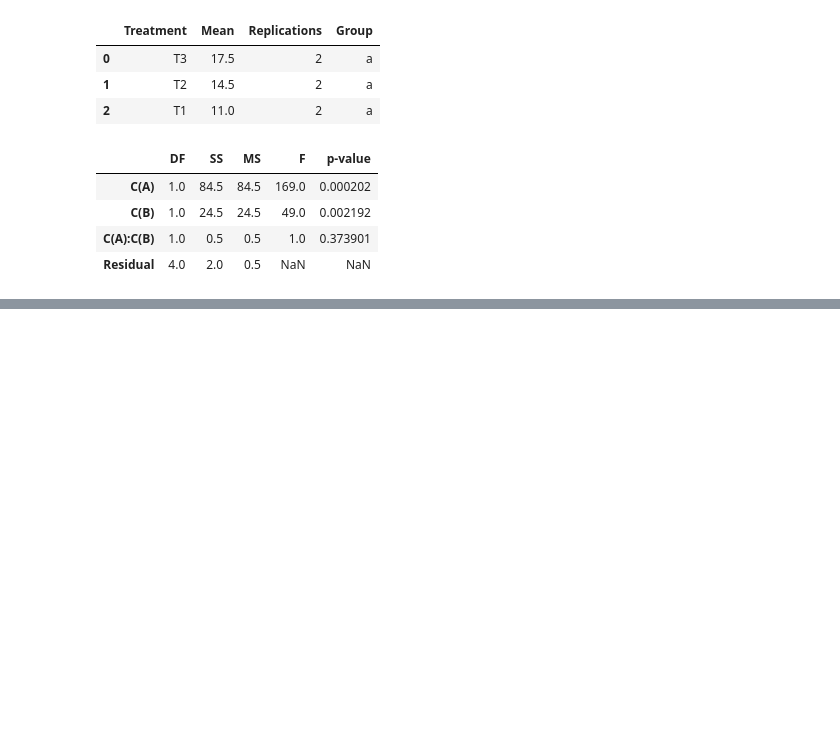
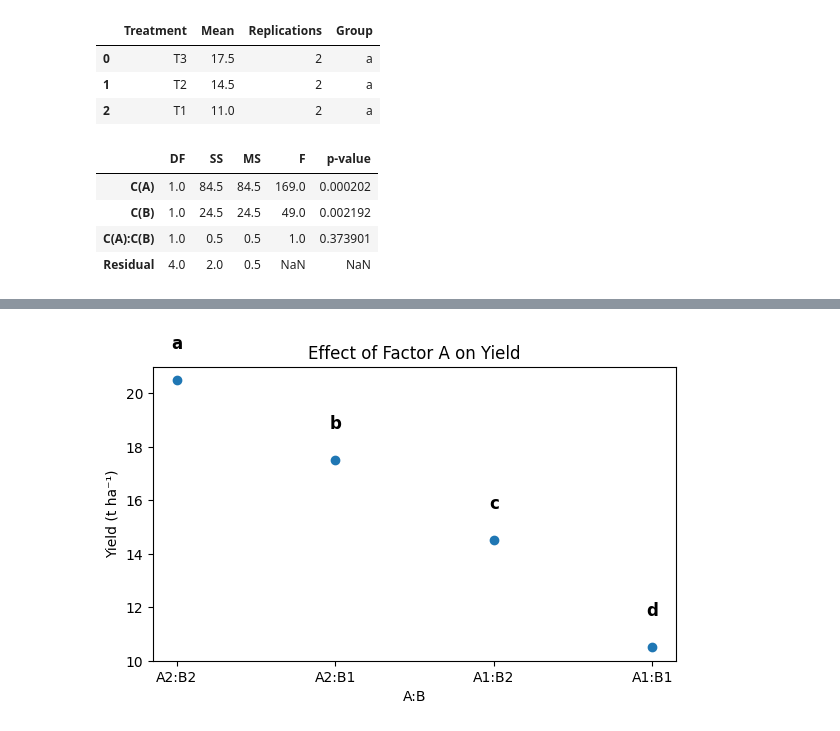
Before and after one commit to DeepStatistix/AgroDesign, a Jupyter notebook: examples/test_anova.ipynb, the cells around one changed output, grey strips where cells are left out. Cells and saved outputs as stored; diff of their text form; code cells hidden in the pictures; blank space fills up the shorter version.

```diff
--- a/examples/test_anova.ipynb
+++ b/examples/test_anova.ipynb
@@ -95,0 +153,16 @@ AttributeError: 'Anova' object has no attribute 'factorial_means'
+# %%
+from agrodesign.mean_separation.tukey import TukeyHSD
+from agrodesign.plots.mean_plot import mean_plot
+
+tukey_A = TukeyHSD(aov, factor=("A","B"))
+means_A = tukey_A.test()
+
+mean_plot(
+    means_df=means_A,
+    factor="A:B",
+    ylabel="Yield (t ha⁻¹)",
+    title="Effect of Factor A on Yield",
+    kind="point"
+)
+# %% [output]
+[figure, added]
```
Also changed, not shown: parts of 7 cells of this notebook, 12 other files.
